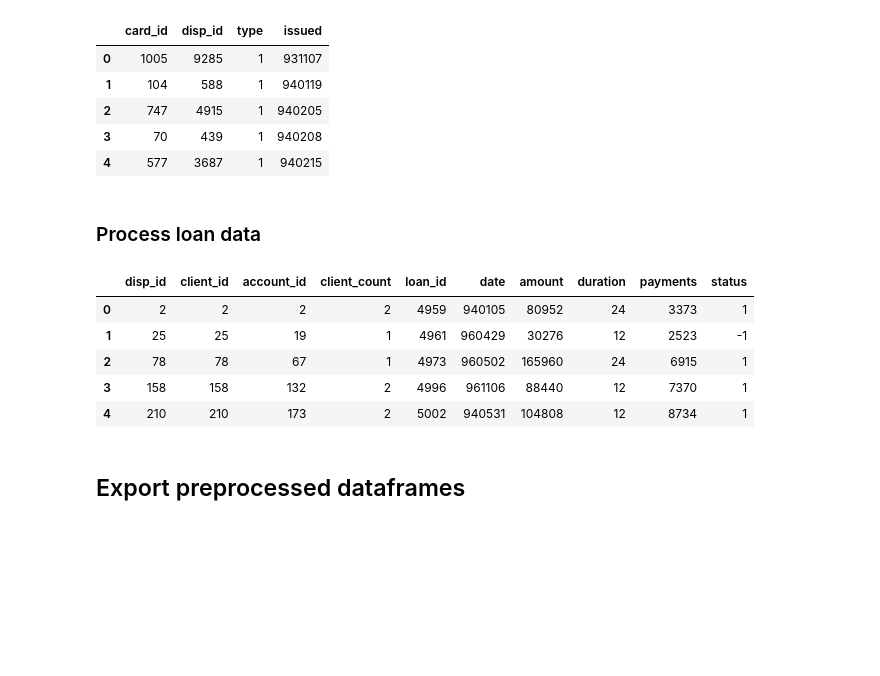
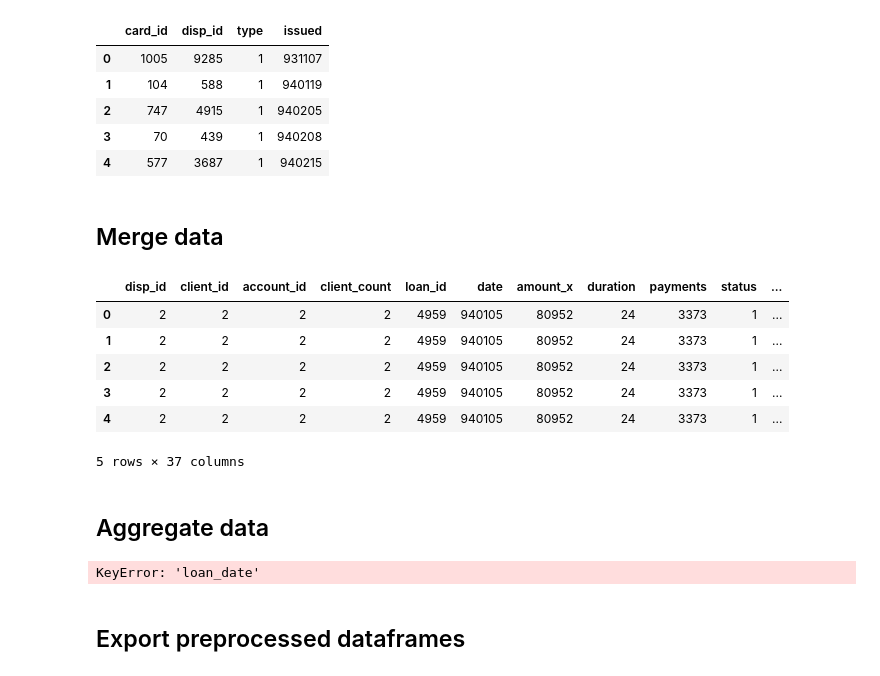
Before and after one commit to Educorreia932/FEUP-AC, a Jupyter notebook: Data Mining Project/notebooks/processing.ipynb, the cells around one changed output. Saved outputs shown, nothing was run; the diff lists cells and outputs as text; code cells hidden in the pictures; blank space fills up the shorter version.

Commit message:
Merging all tables with loans

```diff
--- a/Data Mining Project/notebooks/processing.ipynb
+++ b/Data Mining Project/notebooks/processing.ipynb
@@ -30,5 +30,8 @@ avg_transactions_per_week = 3
 avg_weeks_per_month = (365.25 / 7 / 12)
 
 account_df['frequency'] = account_df['frequency'].apply(lambda x: 1 if x == 'monthly issuance' else avg_weeks_per_month if x == 'weekly issuance' else (365.25 / 7 / 12) * avg_transactions_per_week)
+account_df["date"] = account_df["date"], format='%Y-%m-%d')
+account_df.rename(columns={"date": "creation_date"}, inplace=True)
+
 account_df.head()
 # %% [output]
@@ -100,7 +97,7 @@ for i in range(len(dataframes)):
     # Withdrawal amounts should be negative
     dataframes[i].loc[dataframes[i]["type"] == "withdrawal", "amount"] *= -1
 
-    dataframes[i].drop(["k_symbol", "bank", "account"], axis=1, inplace=True)
+    dataframes[i].drop(["k_symbol", "bank", "account", "date"], axis=1, inplace=True)
 
 trans_train_df, trans_test_df = dataframes
 
@@ -131,27 +128,37 @@ card_train_df.head()
 | 3 | 70 | 439 | 1 | 940208 |
 | 4 | 577 | 3687 | 1 | 940215 |
 # %% [markdown]
-### Process loan data
+## Merge data
 # %%
-dataframes = [loan_train_df, loan_test_df]
+loan_dfs = [loan_train_df, loan_test_df]
+trans_dfs = (trans_train_df, trans_test_df)
 
-for i in range(len(dataframes)):
-    # Merge loans with disposition
-    dataframes[i] = disp_df.merge(dataframes[i], on="account_id")
+for i in range(len(loan_dfs)):
+    # Merge with dispositions
+    loan_dfs[i] = disp_df.merge(loan_dfs[i], on="account_id")
 
-    # # Merge loans with cards
-    # dataframes[i] = dataframes[i].merge(right=card_train_df, on="disp_id", how="left", suffixes=["_disp", "_card"])
+    # Merge with clients
+    loan_dfs[i] = loan_dfs[i].merge(client_df, on="client_id")
 
-    # # Merge loans with accounts
-    # dataframes[i] = dataframes[i].merge(right=account_df, on="account_id", how="left")
+    # Merge with districts
+    loan_dfs[i] = loan_dfs[i].merge(district_df, left_on="district_id", right_on="code")
 
-loan_train_df, loan_test_df = dataframes
+    # Merge with accounts
+    loan_dfs[i] = loan_dfs[i].merge(account_df, on="account_id")
+
+    # Merge with transactions
+    loan_dfs[i] = loan_dfs[i].merge(trans_dfs[i], on="account_id")
+
+loan_train_df, loan_test_df = loan_dfs
 
 loan_train_df.head()
 # %% [output]
-|  | disp_id | client_id | account_id | client_count | loan_id | date | amount | duration | payments | status |
-| 0 | 2 | 2 | 2 | 2 | 4959 | 940105 | 80952 | 24 | 3373 | 1 |
-| 1 | 25 | 25 | 19 | 1 | 4961 | 960429 | 30276 | 12 | 2523 | -1 |
-| 2 | 78 | 78 | 67 | 1 | 4973 | 960502 | 165960 | 24 | 6915 | 1 |
-| 3 | 158 | 158 | 132 | 2 | 4996 | 961106 | 88440 | 12 | 7370 | 1 |
-| 4 | 210 | 210 | 173 | 2 | 5002 | 940531 | 104808 | 12 | 8734 | 1 |
+|  | disp_id | client_id | account_id | client_count | loan_id | date | amount_x | duration | payments | status | ... |
+| 0 | 2 | 2 | 2 | 2 | 4959 | 940105 | 80952 | 24 | 3373 | 1 | ... |
+| 1 | 2 | 2 | 2 | 2 | 4959 | 940105 | 80952 | 24 | 3373 | 1 | ... |
+| 2 | 2 | 2 | 2 | 2 | 4959 | 940105 | 80952 | 24 | 3373 | 1 | ... |
+| 3 | 2 | 2 | 2 | 2 | 4959 | 940105 | 80952 | 24 | 3373 | 1 | ... |
+| 4 | 2 | 2 | 2 | 2 | 4959 | 940105 | 80952 | 24 | 3373 | 1 | ... |
+5 rows × 37 columns
+# %% [markdown]
+## Aggregate data
@@ -158,3 +193,8 @@ loan_train_df.head()
+# %%
+loan_train_df = aggregate(loan_train_df)
+loan_test_df = aggregate(loan_test_df)
+# %% [output]
+KeyError: 'loan_date'
 # %% [markdown]
 ## Export preprocessed dataframes
 # %%
```
Also changed, not shown: parts of 4 cells of this notebook, 2 other files.
